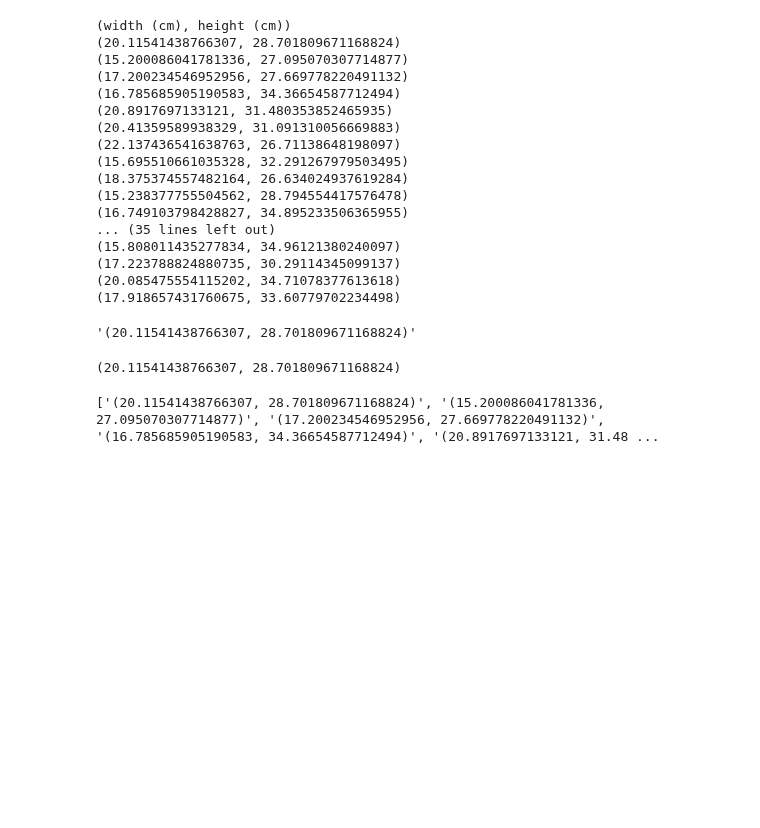
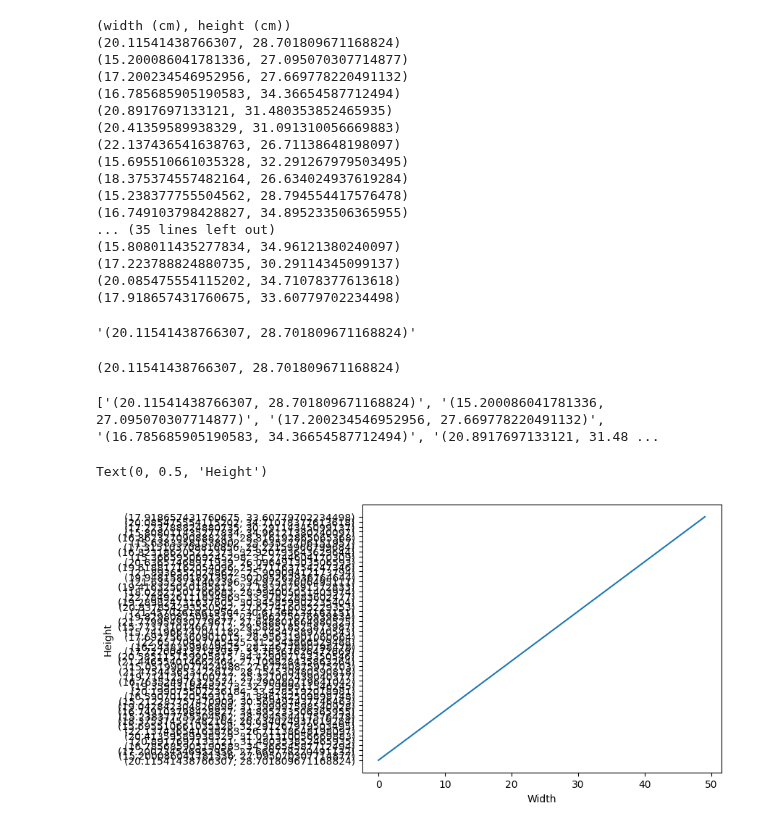
Before and after one commit to Zandri2k/Python-Sandra-Nilsson-OPA23, a Jupyter notebook: Labb_1/Labb.ipynb, the cells around one changed output. Saved outputs shown, nothing was run; the diff lists cells and outputs as text; code cells hidden in the pictures; blank space fills up the shorter version.

Commit message:
first plot

```diff
--- a/Labb_1/Labb.ipynb
+++ b/Labb_1/Labb.ipynb
@@ -91,0 +95,7 @@ print(data3)
+# %%
+plt.plot(data3)
+plt.xlabel('Width')
+plt.ylabel('Height')
+# %% [output]
+Text(0, 0.5, 'Height')
+[figure, added]
```
Also changed, not shown: parts of 1 cell of this notebook.
